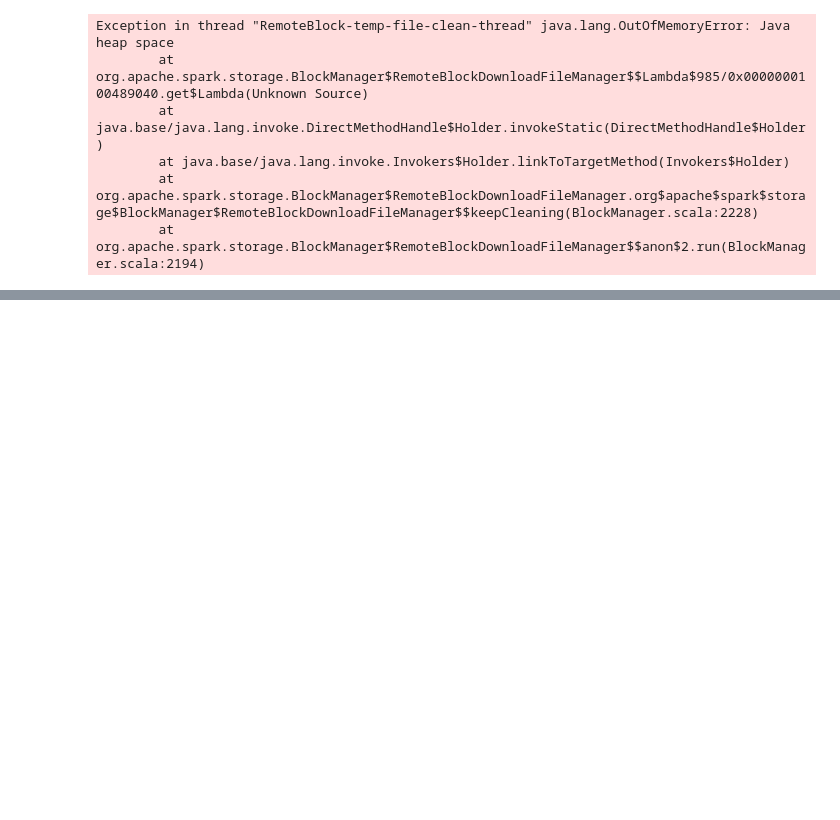
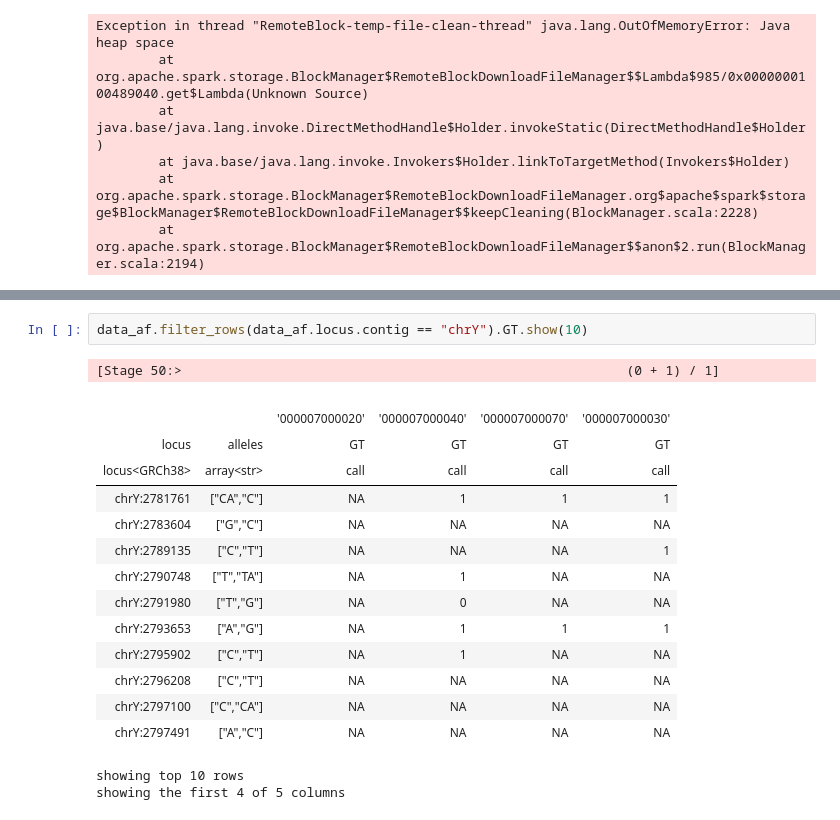
Before and after one commit to jtrvs/thesis, a Jupyter notebook: Pipe_without_cache.ipynb, the cells around one changed output, grey strips where cells are left out. Drawn from its saved outputs; the diff is of its cells as text; blank space fills up the shorter version.

```diff
--- a/Pipe_without_cache.ipynb
+++ b/Pipe_without_cache.ipynb
@@ -290,0 +449,20 @@ Exception in thread "RemoteBlock-temp-file-clean-thread" java.lang.OutOfMemoryEr
+# %%
+data_af.filter_rows(data_af.locus.contig == "chrY").GT.show(10)
+# %% [output]
+[Stage 50:>                                                         (0 + 1) / 1]
+|  |  |  |  |  |  |
+|  |  | '000007000020' | '000007000040' | '000007000070' | '000007000030' |
+| locus | alleles | GT | GT | GT | GT |
+| locus<GRCh38> | array<str> | call | call | call | call |
+| chrY:2781761 | ["CA","C"] | NA | 1 | 1 | 1 |
+| chrY:2783604 | ["G","C"] | NA | NA | NA | NA |
+| chrY:2789135 | ["C","T"] | NA | NA | NA | 1 |
+| chrY:2790748 | ["T","TA"] | NA | 1 | NA | NA |
+| chrY:2791980 | ["T","G"] | NA | 0 | NA | NA |
+| chrY:2793653 | ["A","G"] | NA | 1 | 1 | 1 |
+| chrY:2795902 | ["C","T"] | NA | 1 | NA | NA |
+| chrY:2796208 | ["C","T"] | NA | NA | NA | NA |
+| chrY:2797100 | ["C","CA"] | NA | NA | NA | NA |
+| chrY:2797491 | ["A","C"] | NA | NA | NA | NA |
+showing top 10 rows
+showing the first 4 of 5 columns
```
Also changed, not shown: parts of 21 cells of this notebook, 5 other files.
